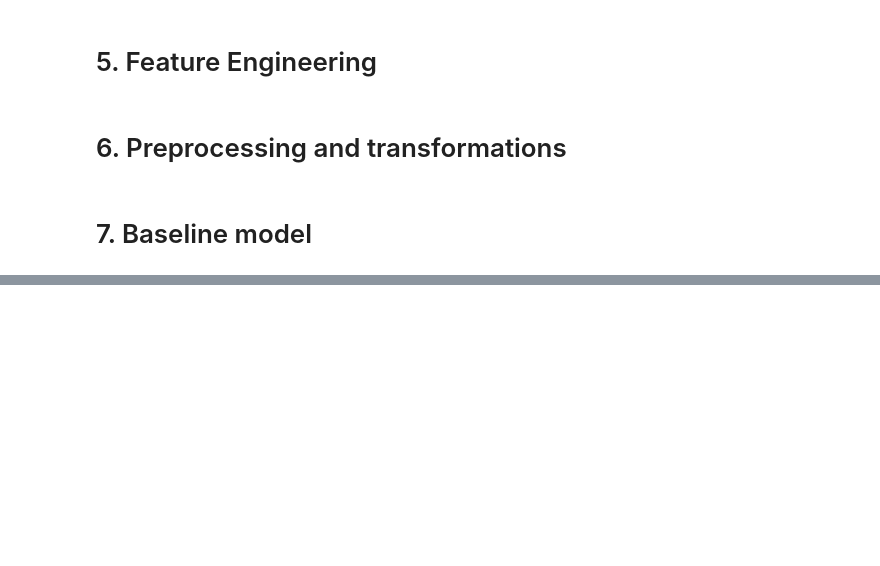
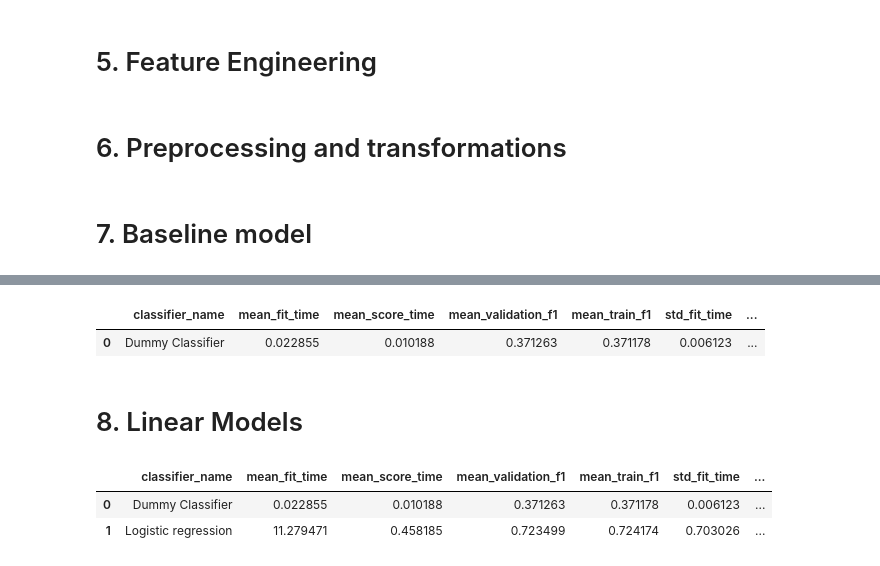
Before and after one commit to debanandasarkar/hotel_cancellation_prediction, a Jupyter notebook: Preliminary_analysis.ipynb, the cells around one changed output, grey strips where cells are left out. Saved outputs shown, nothing was run; the diff lists cells and outputs as text; code cells hidden in the pictures; blank space fills up the shorter version.

```diff
--- a/Preliminary_analysis.ipynb
+++ b/Preliminary_analysis.ipynb
@@ -567,0 +683,44 @@ preprocessor = make_pipeline(
+# %%
+evaluation_metrics = ["f1"]
+model_dummy = DummyClassifier(strategy="stratified", random_state=chosen_seed)
+scores = cross_validate(
+    model_dummy,
+    X_train,
+    y_train,
+    scoring=evaluation_metrics,
+    cv=5,
+    n_jobs=-1,
+    return_train_score=True,
+)
+
+scores_df = summarize_cv_scores(scores, "Dummy Classifier")
+scores_df
+# %% [output]
+|  | classifier_name | mean_fit_time | mean_score_time | mean_validation_f1 | mean_train_f1 | std_fit_time | ... |
+| 0 | Dummy Classifier | 0.022855 | 0.010188 | 0.371263 | 0.371178 | 0.006123 | ... |
+# %% [markdown]
+# 8. Linear Models
+# %%
+model_lr = make_pipeline(
+    preprocessor,
+    LogisticRegression(
+        random_state=chosen_seed, max_iter=1000, n_jobs=-1, class_weight="balanced"
+    ),
+)
+
+scores = cross_validate(
+    model_lr,
+    X_train,
+    y_train,
+    scoring=evaluation_metrics,
+    cv=5,
+    n_jobs=-1,
+    return_train_score=True,
+)
+
+scores_df = pd.concat([scores_df, summarize_cv_scores(scores, "Logistic regression")], ignore_index=True)
+scores_df
+# %% [output]
+|  | classifier_name | mean_fit_time | mean_score_time | mean_validation_f1 | mean_train_f1 | std_fit_time | ... |
+| 0 | Dummy Classifier | 0.022855 | 0.010188 | 0.371263 | 0.371178 | 0.006123 | ... |
+| 1 | Logistic regression | 11.279471 | 0.458185 | 0.723499 | 0.724174 | 0.703026 | ... |
```
Also changed, not shown: parts of 21 cells of this notebook.
